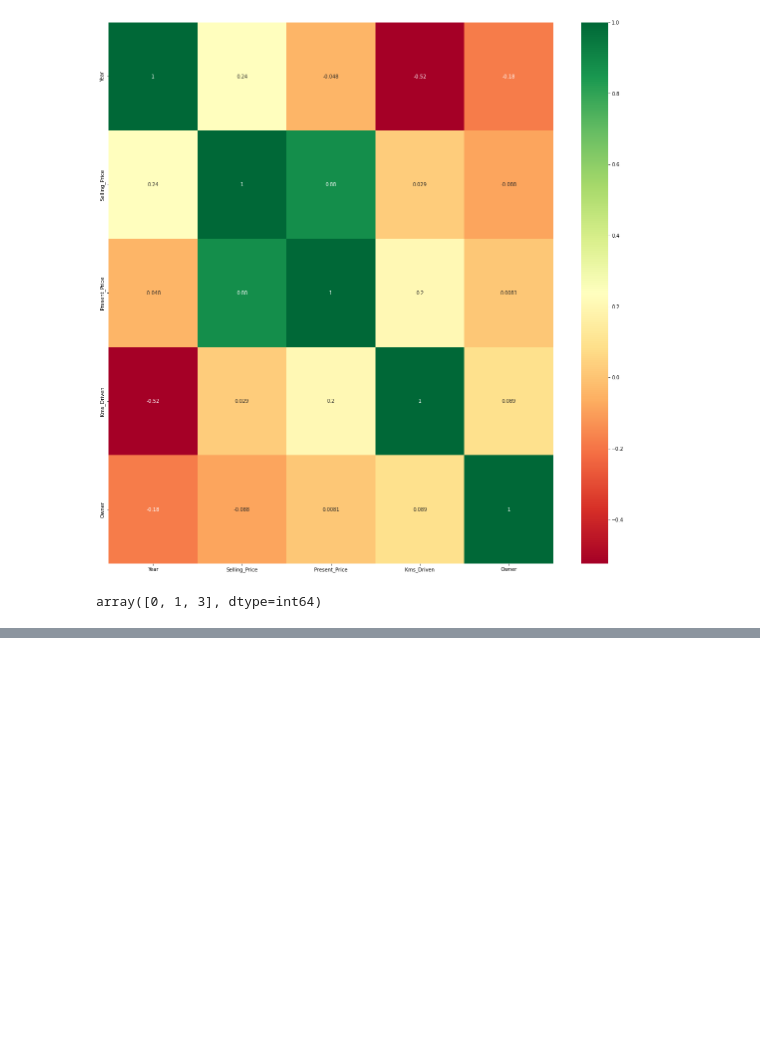
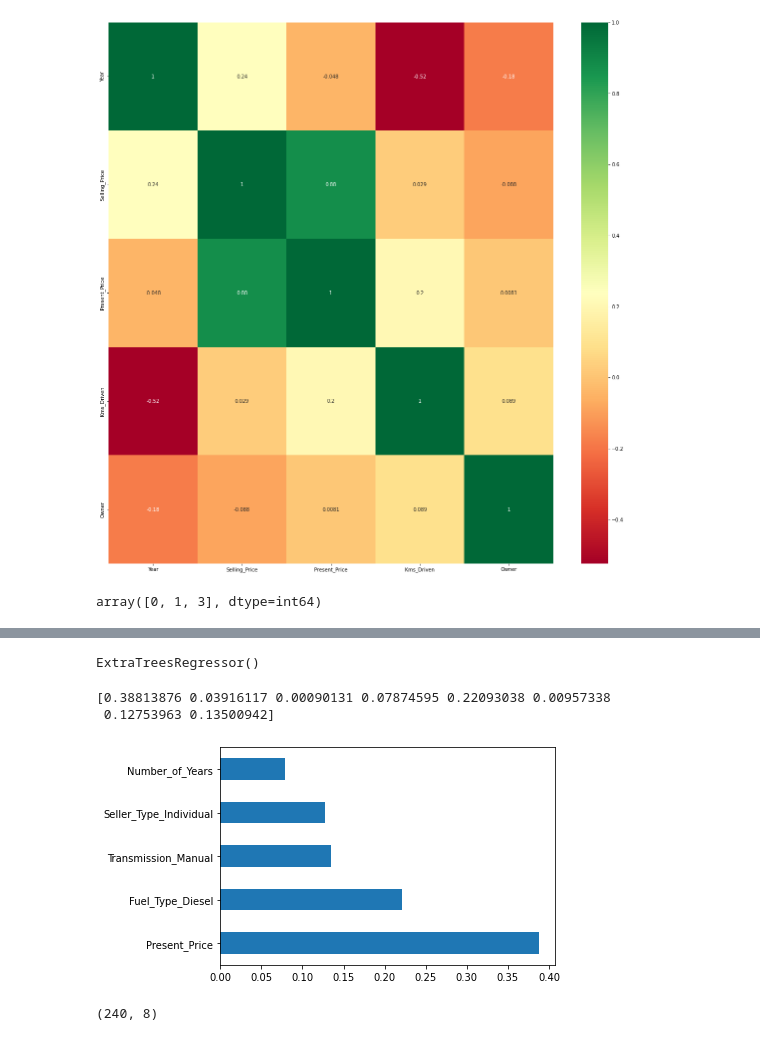
Before and after one commit to theDikshaSaxena/Car-Price-Predictions, a Jupyter notebook: Car Price Prediction.ipynb, the cells around one changed output, grey strips where cells are left out. Drawn from its saved outputs; the diff is of its cells as text; code cells hidden in the pictures; blank space fills up the shorter version.

```diff
--- a/Car Price Prediction.ipynb
+++ b/Car Price Prediction.ipynb
@@ -196,3 +197,21 @@ df.head()
 | 2 | ciaz | 2017 | 7.25 | 9.85 | 6900 | Petrol | Dealer | Manual | ... |
 | 3 | wagon r | 2011 | 2.85 | 4.15 | 5200 | Petrol | Dealer | Manual | ... |
 | 4 | swift | 2014 | 4.60 | 6.87 | 42450 | Diesel | Dealer | Manual | ... |
+# %%
+from sklearn.ensemble import ExtraTreesRegressor
+import matplotlib.pyplot as plt
+model = ExtraTreesRegressor()
+model.fit(X,Y)
+# %% [output]
+ExtraTreesRegressor()
+# %%
+print(model.feature_importances_)
+# %% [output]
+[0.38813876 0.03916117 0.00090131 0.07874595 0.22093038 0.00957338
+ 0.12753963 0.13500942]
+# %%
+feat_importances = pd.Series(model.feature_importances_, index=X.columns)
+feat_importances.nlargest(5).plot(kind='barh')
+plt.show()
+# %% [output]
+[figure, added]
@@ -198,0 +221,4 @@ df.head()
+# %%
+X_train.shape
+# %% [output]
+(240, 8)
```
Also changed, not shown: parts of 9 cells of this notebook.
